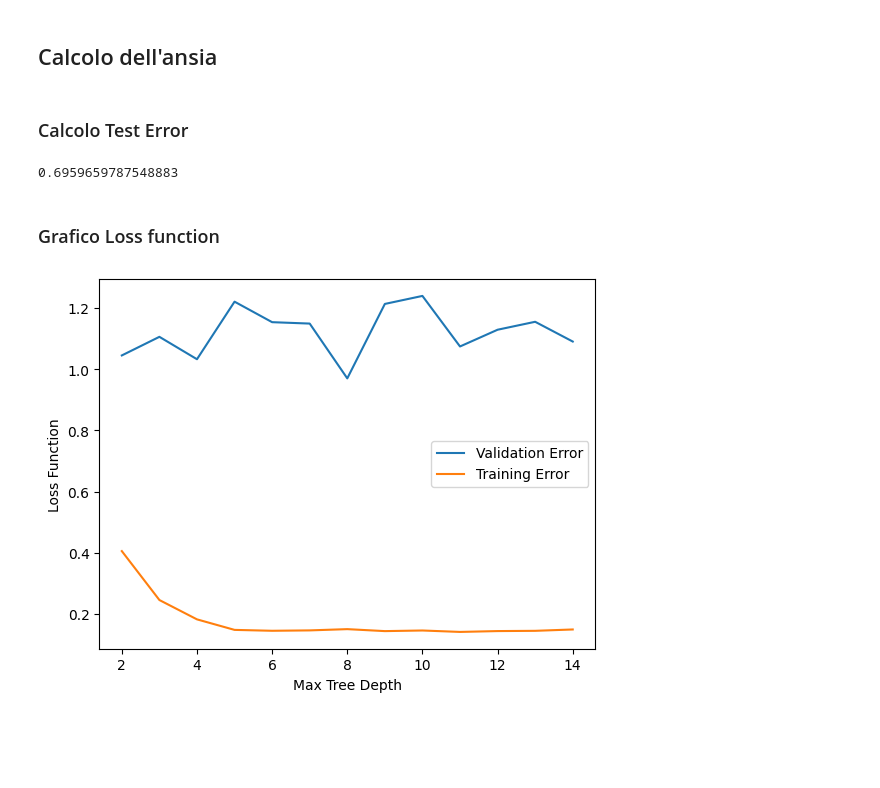
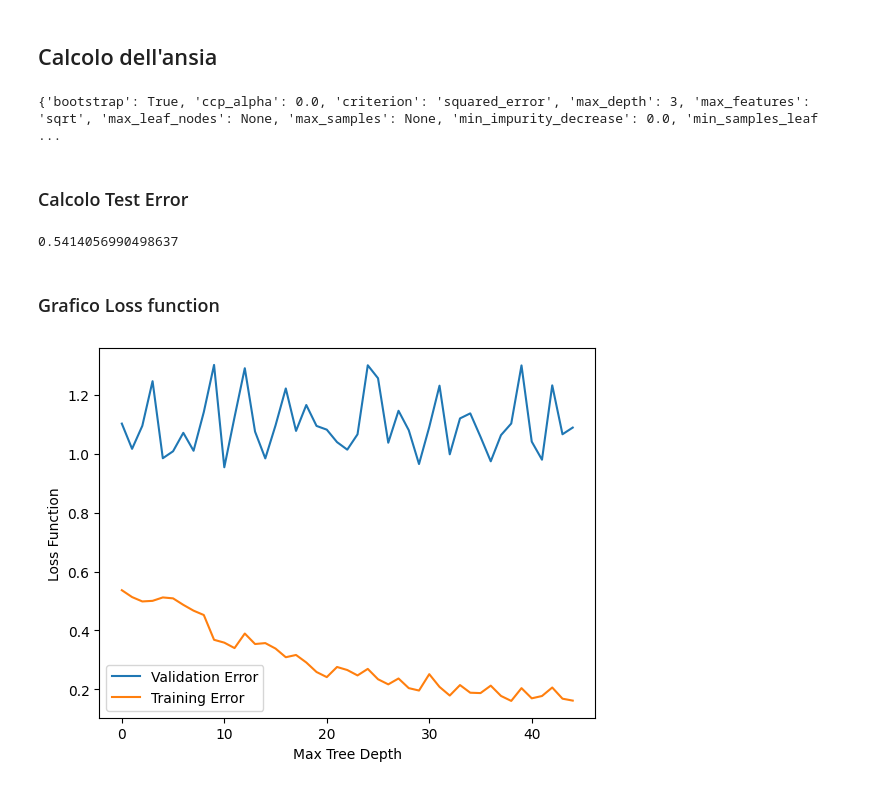
Before and after one commit to cMancio00/Contest_MASL_2023, a Jupyter notebook: random_forest.ipynb, the cells around one changed output. Cells and saved outputs as stored; diff of their text form; code cells hidden in the pictures; blank space fills up the shorter version.

```diff
--- a/random_forest.ipynb
+++ b/random_forest.ipynb
@@ -53,21 +54,24 @@ Sfruttiamo la libreria sklearn per creare un RandomForestRegressor che, tramite
 #crea la random forest per la depressione
 import matplotlib.pyplot as plt
 from sklearn.model_selection import KFold
+from sklearn.ensemble import RandomForestRegressor
 
 def choose_hyperparams(dataframe,y,seed_p):
-        max_depth = range(2,15)
+        max_depth = range(2,7)
+        max_features = ["sqrt", "log2", 0.3]
+        n_trees = [10,50,100]
         kf = KFold(n_splits=5, shuffle=True)
         kf.get_n_splits(dataframe)
-        rf = None
         min_validation_error = sys.maxsize
         min_rf = None
         mse_val_ep = []
         mse_tr_ep = []
-        for j in range(0, len(max_depth)):
+        rf = None
+        for depth,features,estimators in itertools.product(max_depth,max_features,n_trees):
                 mse_val_list = []
                 mse_train_list = []
                 for z, (train_index, validation_index) in enumerate(kf.split(dataframe)):
-                        rf = RandomForestRegressor(max_depth=max_depth[j], random_state=seed_p)
+                        rf = RandomForestRegressor(max_depth=depth, random_state=seed_p, max_features=features, n_estimators=estimators)
                         rf.fit(dataframe.iloc[train_index], y.iloc[train_index])
                         y_validation = rf.predict(dataframe.iloc[validation_index])
                         y_training = rf.predict(dataframe.iloc[train_index])
@@ -130,10 +137,12 @@ from sklearn.ensemble import RandomForestRegressor
 y_anxiety = df["Total anxiety score"]
 df_anxiety = df.drop(columns=["Total anxiety score", "Total Depression score"], inplace = False)
 
-#TODO riprendere il test set precedente
-seed_anxiety = 33333
+seed_anxiety = 332000
 random.seed(seed_anxiety)
 min_model_anxiety, mse_tr_epochs_anxiety, mse_val_epochs_anxiety = choose_hyperparams(df_training_validation,y_anxiety,seed_anxiety)
+print(min_model_anxiety.get_params())
+# %% [output]
+{'bootstrap': True, 'ccp_alpha': 0.0, 'criterion': 'squared_error', 'max_depth': 3, 'max_features': 'sqrt', 'max_leaf_nodes': None, 'max_samples': None, 'min_impurity_decrease': 0.0, 'min_samples_leaf ...
 # %% [markdown]
 ### Calcolo Test Error
 # %%
@@ -143,16 +152,16 @@ y_anxiety_estimate = min_model_anxiety.predict(test_depression)
 MSE_ERROR_anxiety = np.mean((y_anxiety_estimate-y_anxiety.iloc[test_idx_depression])**2)
 MSE_ERROR_anxiety
 # %% [output]
-0.6959659787548883
+0.5414056990498637
 # %% [markdown]
 ### Grafico Loss function
 # %%
 fig_anx, ax_anxiety = plt.subplots()
-ax_anxiety.plot(range(2,15), mse_val_epochs_anxiety, label="Validation Error")
-ax_anxiety.plot(range(2,15), mse_tr_epochs_anxiety, label="Training Error")
+ax_anxiety.plot(range(0,45), mse_val_epochs_anxiety, label="Validation Error")
+ax_anxiety.plot(range(0,45), mse_tr_epochs_anxiety, label="Training Error")
 ax_anxiety.legend()
 plt.xlabel("Max Tree Depth")
 plt.ylabel("Loss Function")
 plt.show()
 # %% [output]
-[figure, old version]
+[figure, new version]
```
Also changed, not shown: parts of 6 cells of this notebook, 1 other file.
